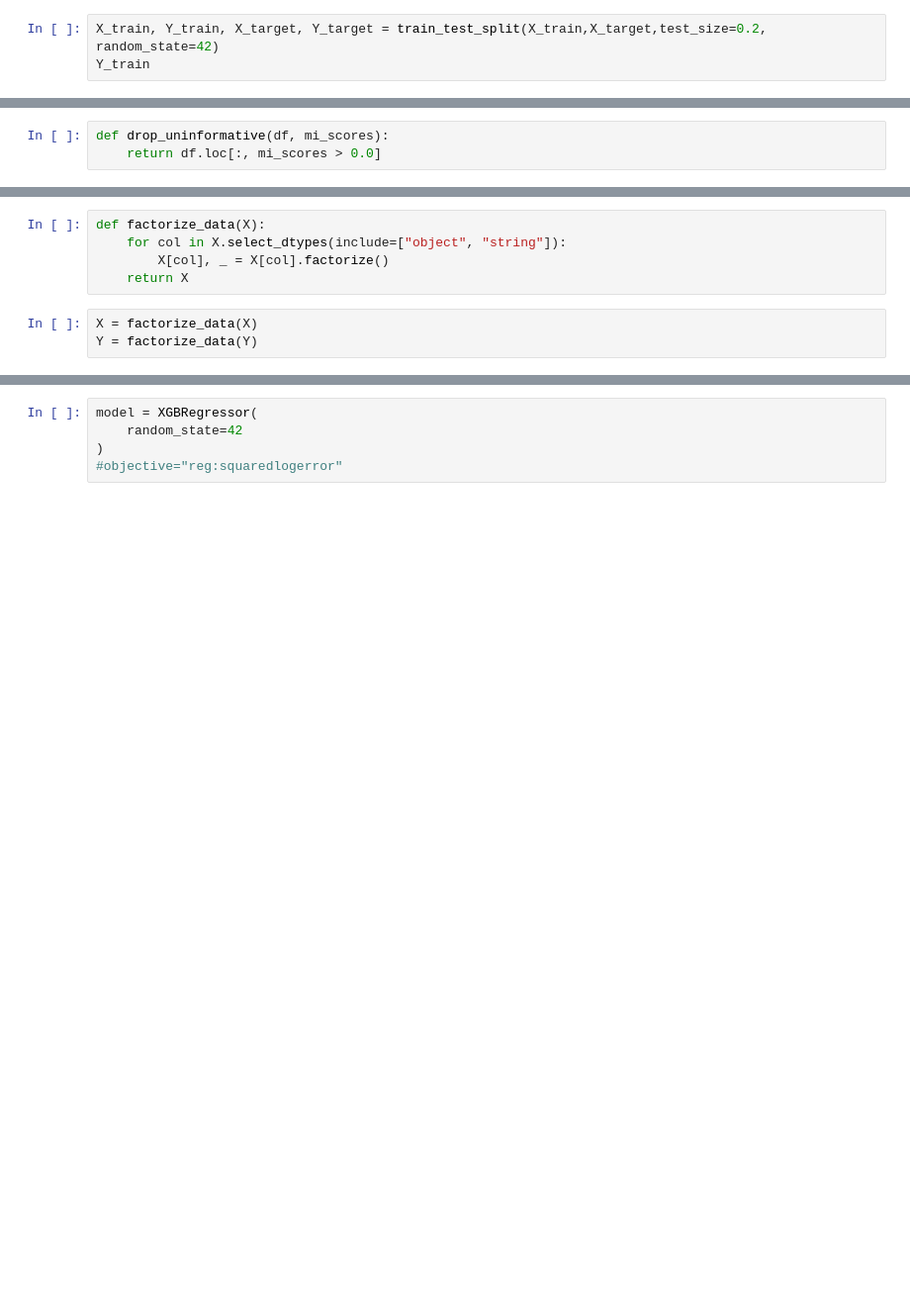
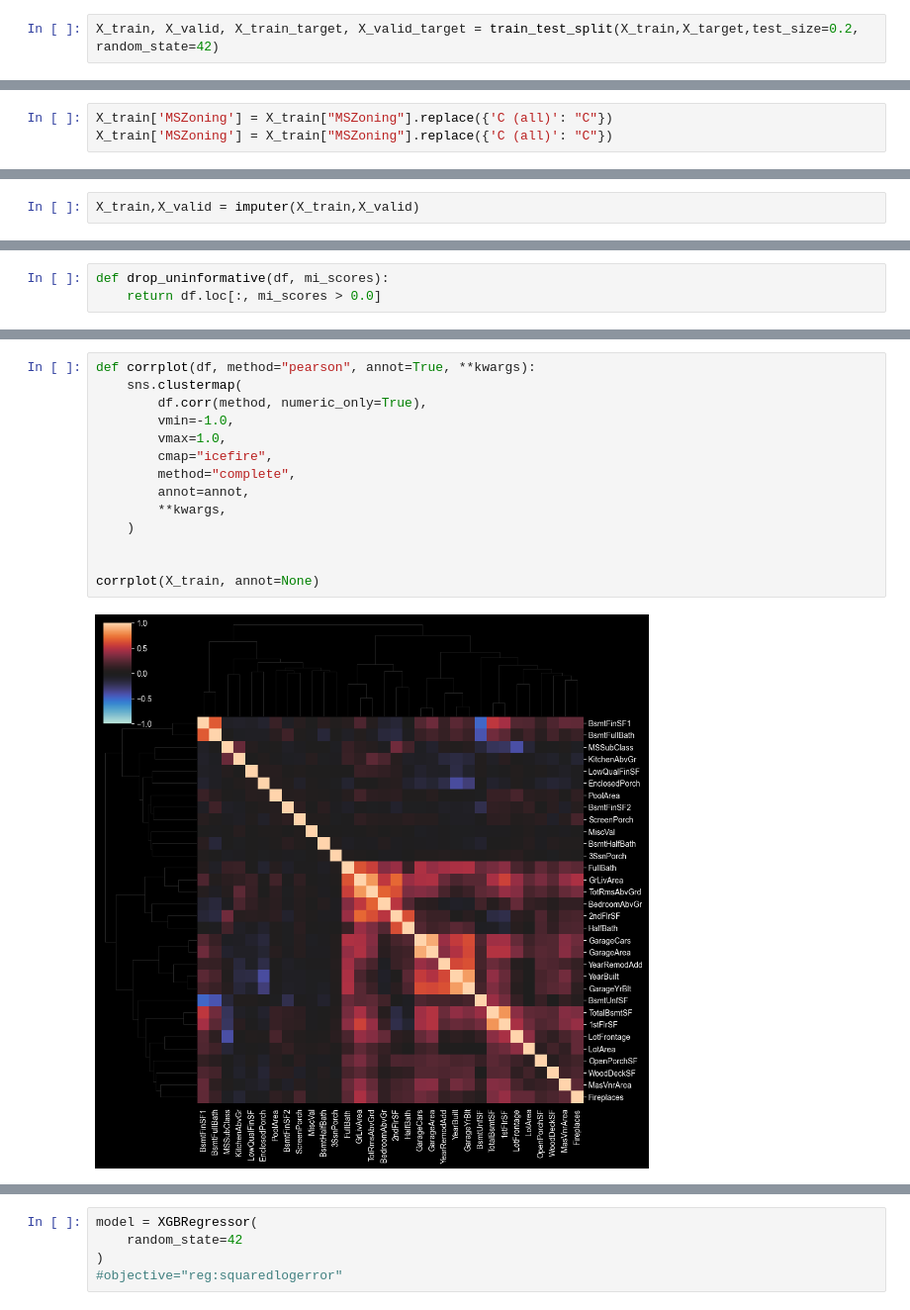
Before and after one commit to dimas2422/house-price-prediction, a Jupyter notebook: scripts.ipynb, the cells around one changed output, grey strips where cells are left out. Shown at 99% size. Drawn from its saved outputs; the diff is of its cells as text; blank space fills up the shorter version.

```diff
--- a/scripts.ipynb
+++ b/scripts.ipynb
@@ -42,4 +45,3 @@ X_target = train_data["SalePrice"]
 X_test = test_data
 # %%
-X_train, Y_train, X_target, Y_target = train_test_split(X_train,X_target,test_size=0.2, random_state=42)
-Y_train
+X_train, X_valid, X_train_target, X_valid_target = train_test_split(X_train,X_target,test_size=0.2, random_state=42)
@@ -60,3 +48,6 @@ Y_train
+# %%
+X_train['MSZoning'] = X_train["MSZoning"].replace({'C (all)': "C"})
+X_train['MSZoning'] = X_train["MSZoning"].replace({'C (all)': "C"})
 # %% [markdown]
 Ok, let's look now more deeply into missing data and also convert categorical data
 Ok, let's look now more deeply into missing data and also convert categorical data
@@ -75,0 +130,2 @@ Index(['MSZoning', 'Street', 'Alley', 'LotShape', 'LandContour', 'Utilities',
+# %%
+X_train,X_valid = imputer(X_train,X_valid)
@@ -174,8 +272,16 @@ plt.show()
-# %%
-def factorize_data(X):
-    for col in X.select_dtypes(include=["object", "string"]):
-        X[col], _ = X[col].factorize()
-    return X
-# %%
-X = factorize_data(X)
-Y = factorize_data(Y)
+# %%
+def corrplot(df, method="pearson", annot=True, **kwargs):
+    sns.clustermap(
+        df.corr(method, numeric_only=True),
+        vmin=-1.0,
+        vmax=1.0,
+        cmap="icefire",
+        method="complete",
+        annot=annot,
+        **kwargs,
+    )
+
+
+corrplot(X_train, annot=None)
+# %% [output]
+[figure, added]
```
Also changed, not shown: parts of 33 cells of this notebook.
